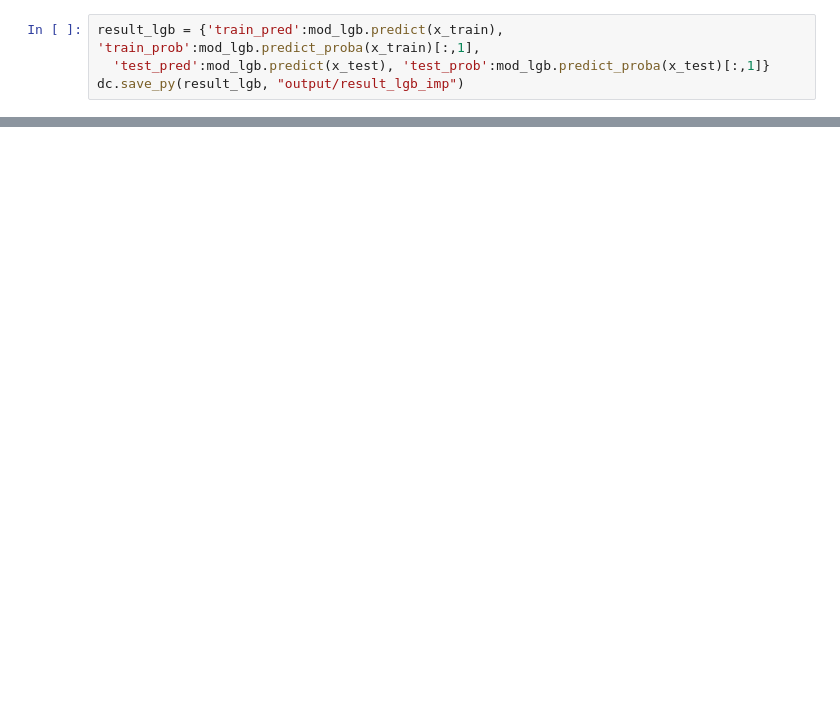
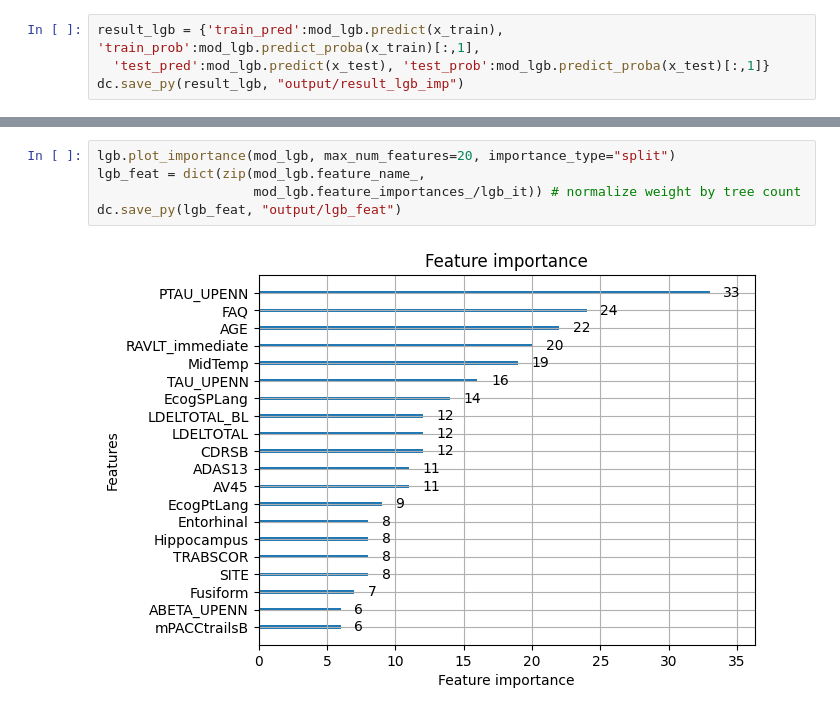
Before and after one commit to tctsung/AD_boosting, a Jupyter notebook: LightGBM_imp.ipynb, the cells around one changed output, grey strips where cells are left out. Drawn from its saved outputs; the diff is of its cells as text; blank space fills up the shorter version.

```diff
--- a/LightGBM_imp.ipynb
+++ b/LightGBM_imp.ipynb
@@ -238,0 +152,7 @@ auc
+# %%
+lgb.plot_importance(mod_lgb, max_num_features=20, importance_type="split")
+lgb_feat = dict(zip(mod_lgb.feature_name_,
+                    mod_lgb.feature_importances_/lgb_it)) # normalize weight by tree count
+dc.save_py(lgb_feat, "output/lgb_feat")
+# %% [output]
+[figure, added]
```
Also changed, not shown: parts of 5 cells of this notebook, 5 other files.
